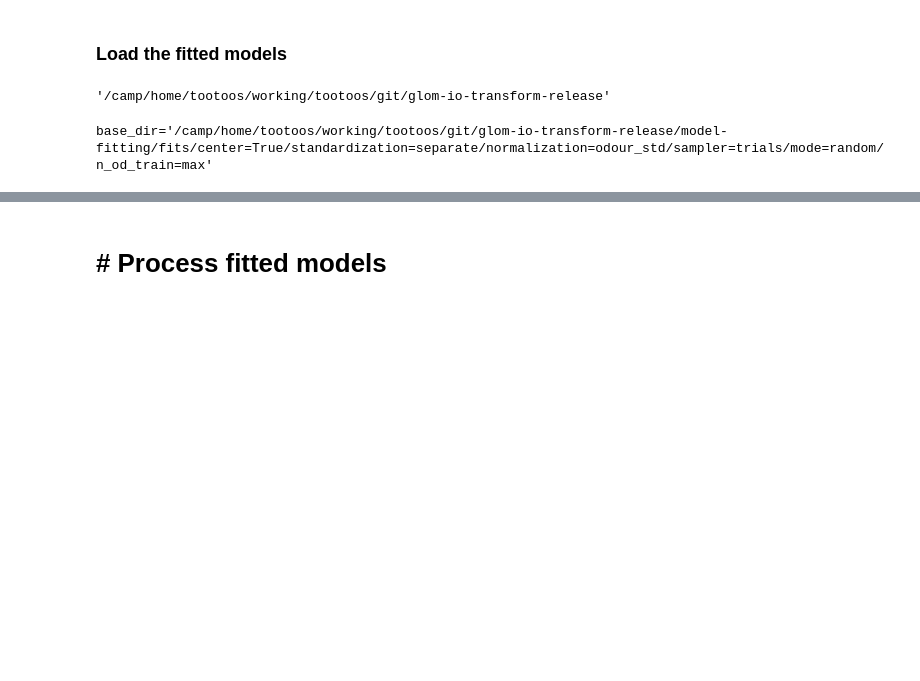
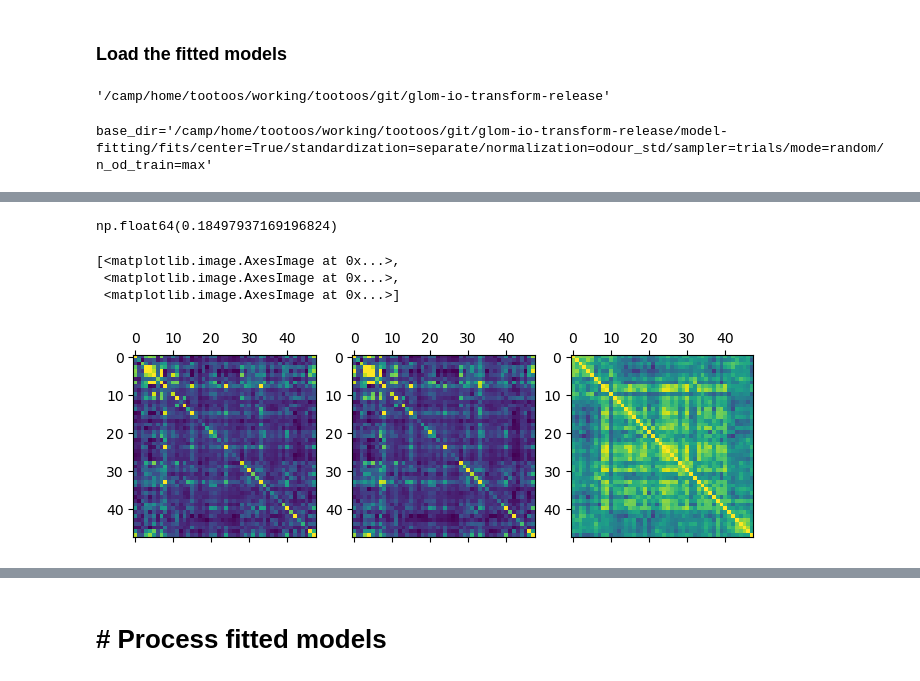
Before and after one commit to stootoon/glom-io-transform-release, a Jupyter notebook: model-fitting/proc_fit_models.ipynb, the cells around one changed output, grey strips where cells are left out. Saved outputs shown, nothing was run; the diff lists cells and outputs as text; code cells hidden in the pictures; blank space fills up the shorter version.

```diff
--- a/model-fitting/proc_fit_models.ipynb
+++ b/model-fitting/proc_fit_models.ipynb
@@ -88,0 +109,17 @@ with open(out_file, "rb") as f:
+# %%
+np.mean((r.Cstar - r.Cest)**2)/2
+# %% [output]
+np.float64(0.18497937169196824)
+# %%
+r = out["results"]["split"].trains[0]
+from conn_models.common import compute_ratio
+compute_ratio(r.Cstar, r.Cest, r.Cin)
+fig, ax = plt.subplots(1, 3, figsize=(8, 3))
+vlim = np.percentile(r.Cstar, [1, 99])
+[axi.matshow(C, vmin=vlim[0], vmax=vlim[1]) for axi, C in zip(ax, [r.Cstar, r.Cest, r.Cin])
+]
+# %% [output]
+[<matplotlib.image.AxesImage at 0x...>,
+ <matplotlib.image.AxesImage at 0x...>,
+ <matplotlib.image.AxesImage at 0x...>]
+[figure, added]
```
Also changed, not shown: parts of 7 cells of this notebook, 1 other file.
